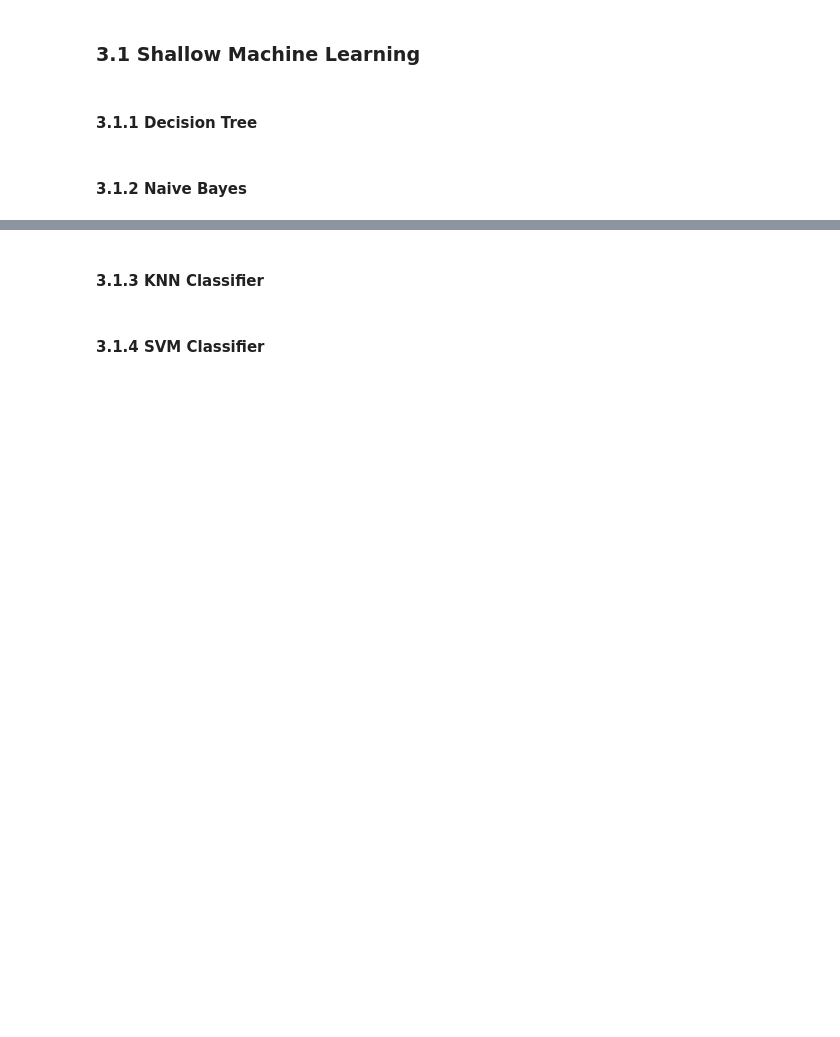
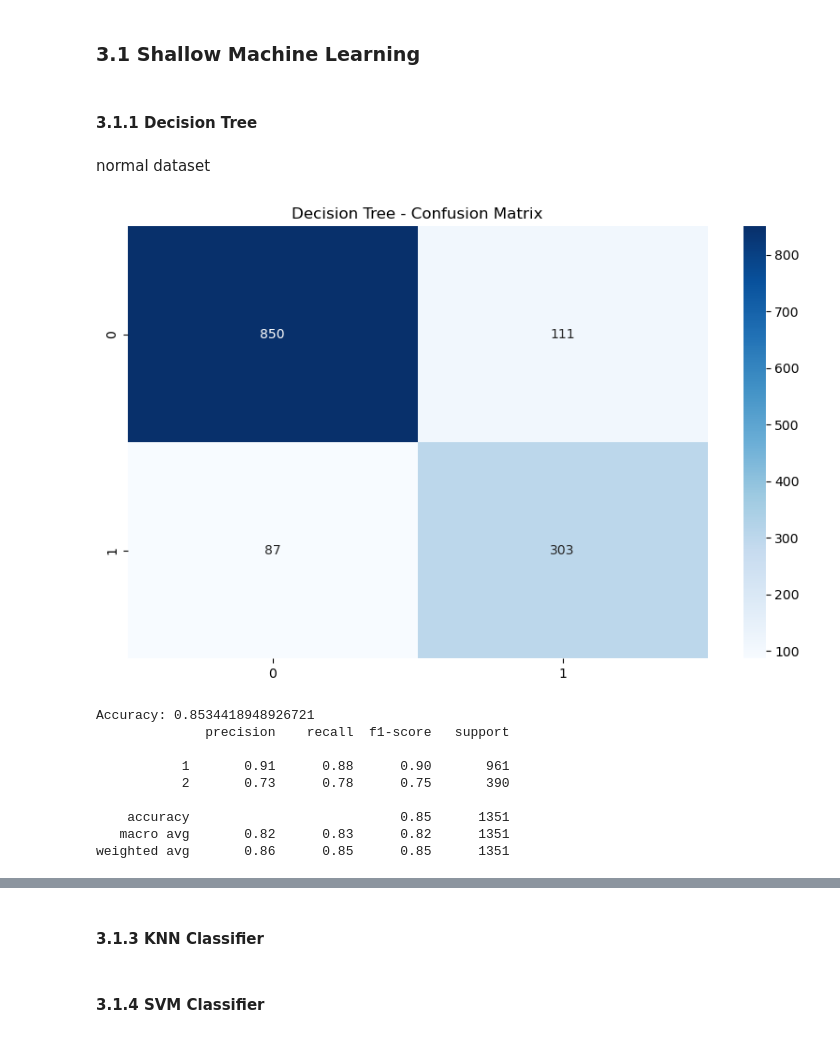
Before and after one commit to fcardia/phoneme_classification, a Jupyter notebook: main.ipynb, the cells around one changed output, grey strips where cells are left out. Drawn from its saved outputs; the diff is of its cells as text; code cells hidden in the pictures; blank space fills up the shorter version.

Commit message:
Decision tree training 1
aggiunta delle libreria per la classificazione DT, training DT con il dataset sbilanciato (nomale)

```diff
--- a/main.ipynb
+++ b/main.ipynb
@@ -234,5 +241,30 @@ plt.show()
 ### 3.1 Shallow Machine Learning
 # %% [markdown]
 #### 3.1.1 Decision Tree
-# %% [markdown]
-#### 3.1.2 Naive Bayes
+# %% [markdown]
+normal dataset
+# %%
+
+dt = DecisionTreeClassifier(max_depth=None, random_state=42, criterion='gini')
+dt.fit(X_train, y_train)
+
+y_pred = dt.predict(X_test)
+
+plt.figure(figsize=(10,6))
+sns.heatmap(confusion_matrix(y_test, y_pred), annot=True, cmap="Blues", fmt="d")
+plt.title("Decision Tree - Confusion Matrix")
+plt.show()
+
+print("Accuracy:", accuracy_score(y_test, y_pred))
+print(classification_report(y_test, y_pred))
+# %% [output]
+[figure, added]
+Accuracy: 0.8534418948926721
+              precision    recall  f1-score   support
+
+           1       0.91      0.88      0.90       961
+           2       0.73      0.78      0.75       390
+
+    accuracy                           0.85      1351
+   macro avg       0.82      0.83      0.82      1351
+weighted avg       0.86      0.85      0.85      1351
```
Also changed, not shown: parts of 10 cells of this notebook.
